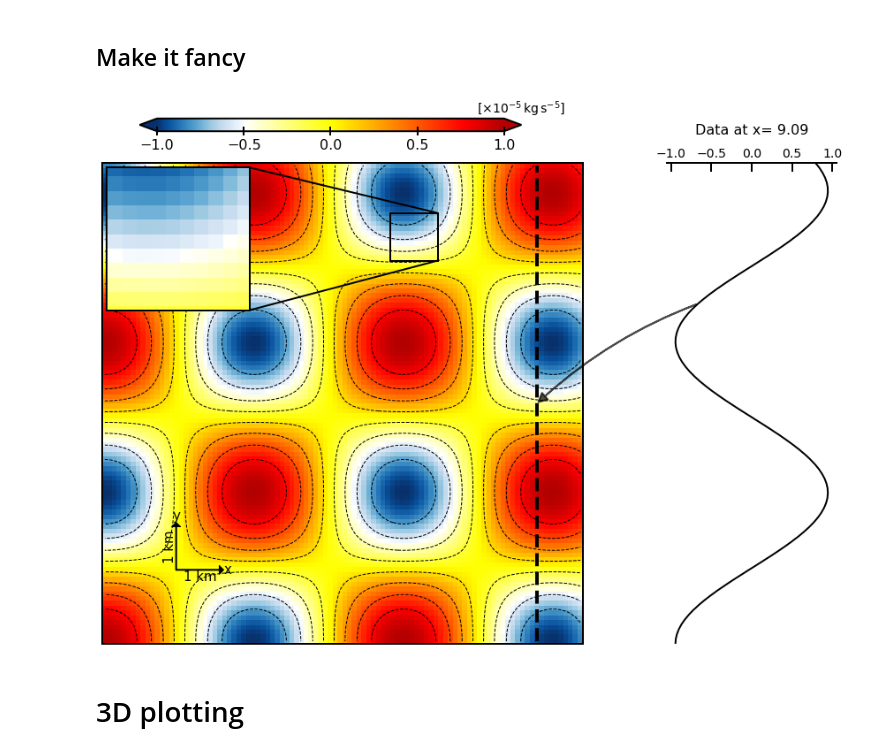
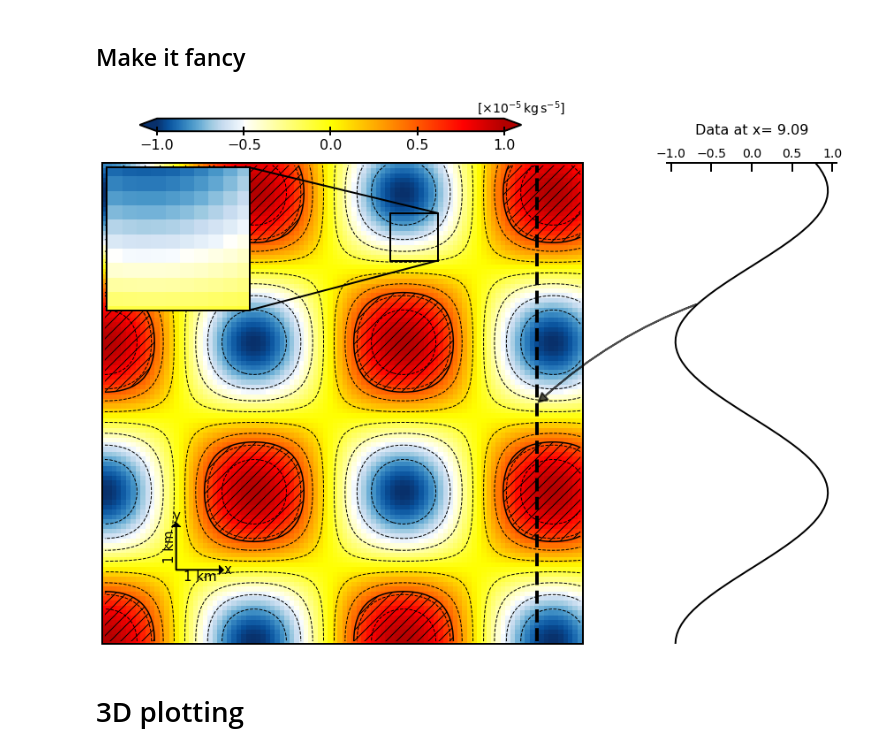
Before and after one commit to demarez/CLAPP, a Jupyter notebook: CLAPP.ipynb, the cells around one changed output. Saved outputs shown, nothing was run; the diff lists cells and outputs as text; code cells hidden in the pictures.

```diff
--- a/CLAPP.ipynb
+++ b/CLAPP.ipynb
@@ -307,7 +307,10 @@ CS=plt.contour(xx,yy,h_2D,
 #plt.clabel(CS, fontsize=fontsize-4, inline=1,
 #           fmt='%2.2f') #set the format of numbers
 
-
+#hatch the values inferior to  trigger value
+trigger=0.5
+plt.contour(xx,yy,h_2D,[trigger,1000],colors='k')
+plt.contourf(xx,yy,h_2D,[trigger,1000], hatches=['//'],colors='none')#,alpha=0.5)
 
 
 # Do a homemade sizebar
@@ -399,34 +402,34 @@ ax.xaxis.set_label_position("top")
 ax.xaxis.tick_top()
 
 plt.xlabel(r'Data at x= {:.2f}'.format(xx[0,ix]),fontsize=fontsize,labelpad=15)
 plt.xticks(fontsize=fontsize-2) #the x-ticks
 
 
 
 
 plt.plot(tmph,tmpy,'-k',lw=2)
 ax.set_xlim(-1.05,1.05)
 ax.set_ylim(np.min(tmpy),np.max(tmpy))
 
 
 
 #link the two plots
 ax1tr = ax.transData
 figtr = fig.transFigure.inverted()
 ptB = figtr.transform(ax0tr.transform((xx[0,ix],5)))  #the point in the 2D plot
 ptE = figtr.transform(ax1tr.transform((tmph[70],tmpy[70])))  #the point in the 1D plot
 arrow = matplotlib.patches.FancyArrowPatch(
     ptE, ptB, transform=fig.transFigure,
     fc = 'k',
     arrowstyle='simple, head_width=10, head_length=10, tail_width=0.0',alpha = 0.7,lw= 2.,ec='k', #the parameters of the arrow
     connectionstyle="arc3,rad=0.1") #the bending of the arrow
 fig.patches.append(arrow)
 
 
 
 plt.show()
 # %% [output]
-[figure, old version]
+[figure, new version]
 # %% [markdown]
 # 3D plotting
 # %%
```
